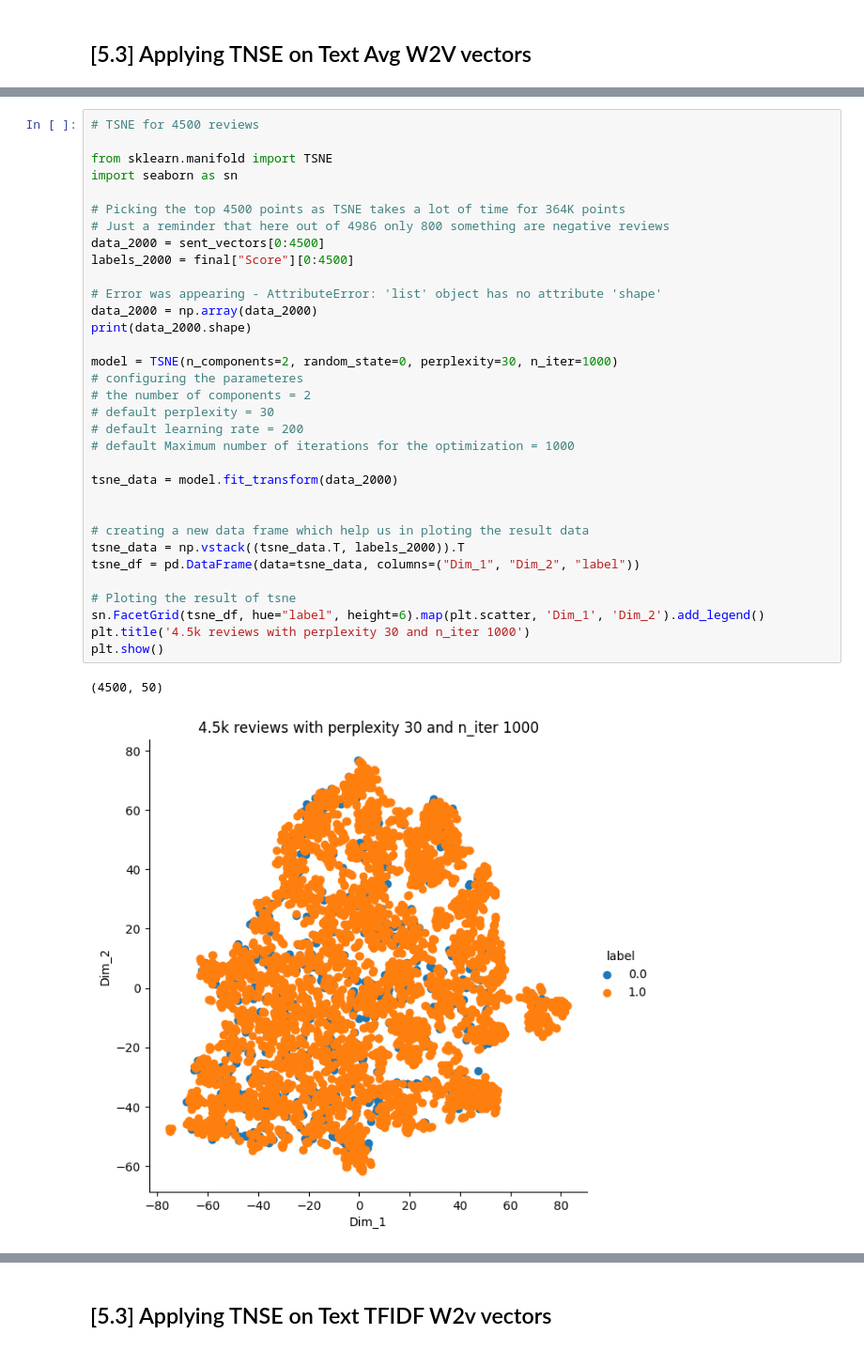
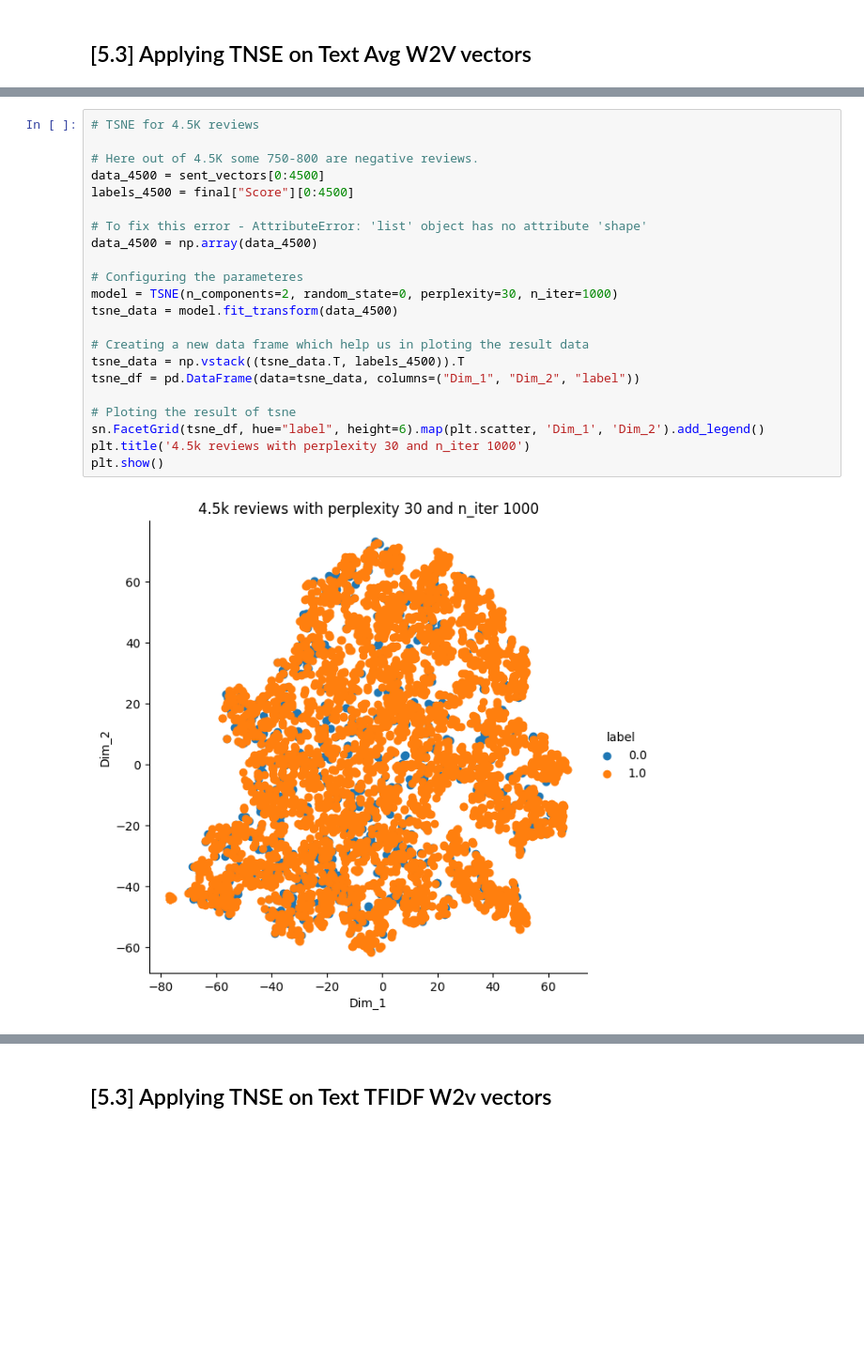
Before and after one commit to Sank02/data-science, a Jupyter notebook: Data Analysis/Amazon Fine Food Reviews - Sentiment Analysis - TSNE Visualization.ipynb, the cells around one changed output, grey strips where cells are left out. Shown at 94% size. Drawn from its saved outputs; the diff is of its cells as text; blank space fills up the shorter version.

```diff
--- a/Data Analysis/Amazon Fine Food Reviews - Sentiment Analysis - TSNE Visualization.ipynb
+++ b/Data Analysis/Amazon Fine Food Reviews - Sentiment Analysis - TSNE Visualization.ipynb
@@ -940,37 +789,25 @@ plt.show()
 # %%
-# TSNE for 4500 reviews
+# TSNE for 4.5K reviews
 
-from sklearn.manifold import TSNE
-import seaborn as sn
+# Here out of 4.5K some 750-800 are negative reviews.
+data_4500 = sent_vectors[0:4500]
+labels_4500 = final["Score"][0:4500]
 
-# Picking the top 4500 points as TSNE takes a lot of time for 364K points
-# Just a reminder that here out of 4986 only 800 something are negative reviews
-data_2000 = sent_vectors[0:4500]
-labels_2000 = final["Score"][0:4500]
+# To fix this error - AttributeError: 'list' object has no attribute 'shape'
+data_4500 = np.array(data_4500)
 
-# Error was appearing - AttributeError: 'list' object has no attribute 'shape'
-data_2000 = np.array(data_2000)
-print(data_2000.shape)
+# Configuring the parameteres
+model = TSNE(n_components=2, random_state=0, perplexity=30, n_iter=1000)
+tsne_data = model.fit_transform(data_4500)
 
-model = TSNE(n_components=2, random_state=0, perplexity=30, n_iter=1000)
-# configuring the parameteres
-# the number of components = 2
-# default perplexity = 30
-# default learning rate = 200
-# default Maximum number of iterations for the optimization = 1000
-
-tsne_data = model.fit_transform(data_2000)
-
-
-# creating a new data frame which help us in ploting the result data
-tsne_data = np.vstack((tsne_data.T, labels_2000)).T
+# Creating a new data frame which help us in ploting the result data
+tsne_data = np.vstack((tsne_data.T, labels_4500)).T
 tsne_df = pd.DataFrame(data=tsne_data, columns=("Dim_1", "Dim_2", "label"))
 
 # Ploting the result of tsne
 sn.FacetGrid(tsne_df, hue="label", height=6).map(plt.scatter, 'Dim_1', 'Dim_2').add_legend()
 plt.title('4.5k reviews with perplexity 30 and n_iter 1000')
 plt.show()
 # %% [output]
-(4500, 50)
-[figure, old version]
+[figure, new version]
 # %%
```
Also changed, not shown: parts of 28 cells of this notebook.
